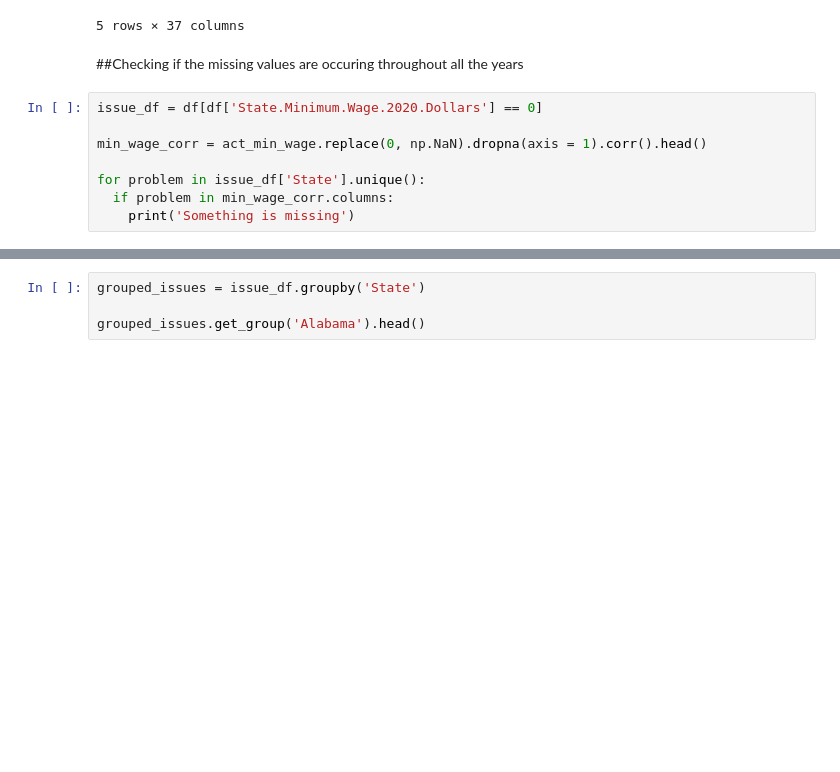
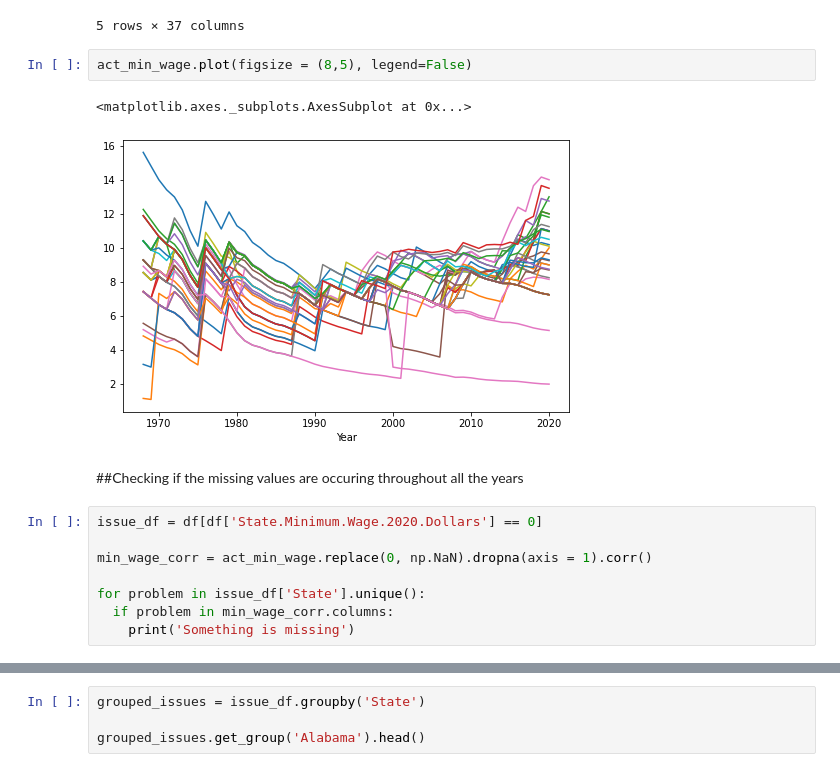
Before and after one commit to leadeeerq/data-science, a Jupyter notebook: USMinimumWage.ipynb, the cells around one changed output, grey strips where cells are left out. Cells and saved outputs as stored; diff of their text form; blank space fills up the shorter version.

```diff
--- a/USMinimumWage.ipynb
+++ b/USMinimumWage.ipynb
@@ -93,12 +93,17 @@ act_min_wage.head()
 | 1971 | 13.41 | 7.03 | 10.54 | 6.39 | 10.22 | 7.98 | 10.22 | 10.22 | ... |
 | 1972 | 12.99 | 7.43 | 10.21 | 6.19 | 11.45 | 9.90 | 9.90 | 11.76 | ... |
 5 rows × 37 columns
+# %%
+act_min_wage.plot(figsize = (8,5), legend=False)
+# %% [output]
+<matplotlib.axes._subplots.AxesSubplot at 0x...>
+[figure, added]
 # %% [markdown]
 ##Checking if the missing values are occuring throughout all the years
 # %%
 issue_df = df[df['State.Minimum.Wage.2020.Dollars'] == 0]
 
-min_wage_corr = act_min_wage.replace(0, np.NaN).dropna(axis = 1).corr().head()
+min_wage_corr = act_min_wage.replace(0, np.NaN).dropna(axis = 1).corr()
 
 for problem in issue_df['State'].unique():
   if problem in min_wage_corr.columns:
```
Also changed, not shown: parts of 22 cells of this notebook.
